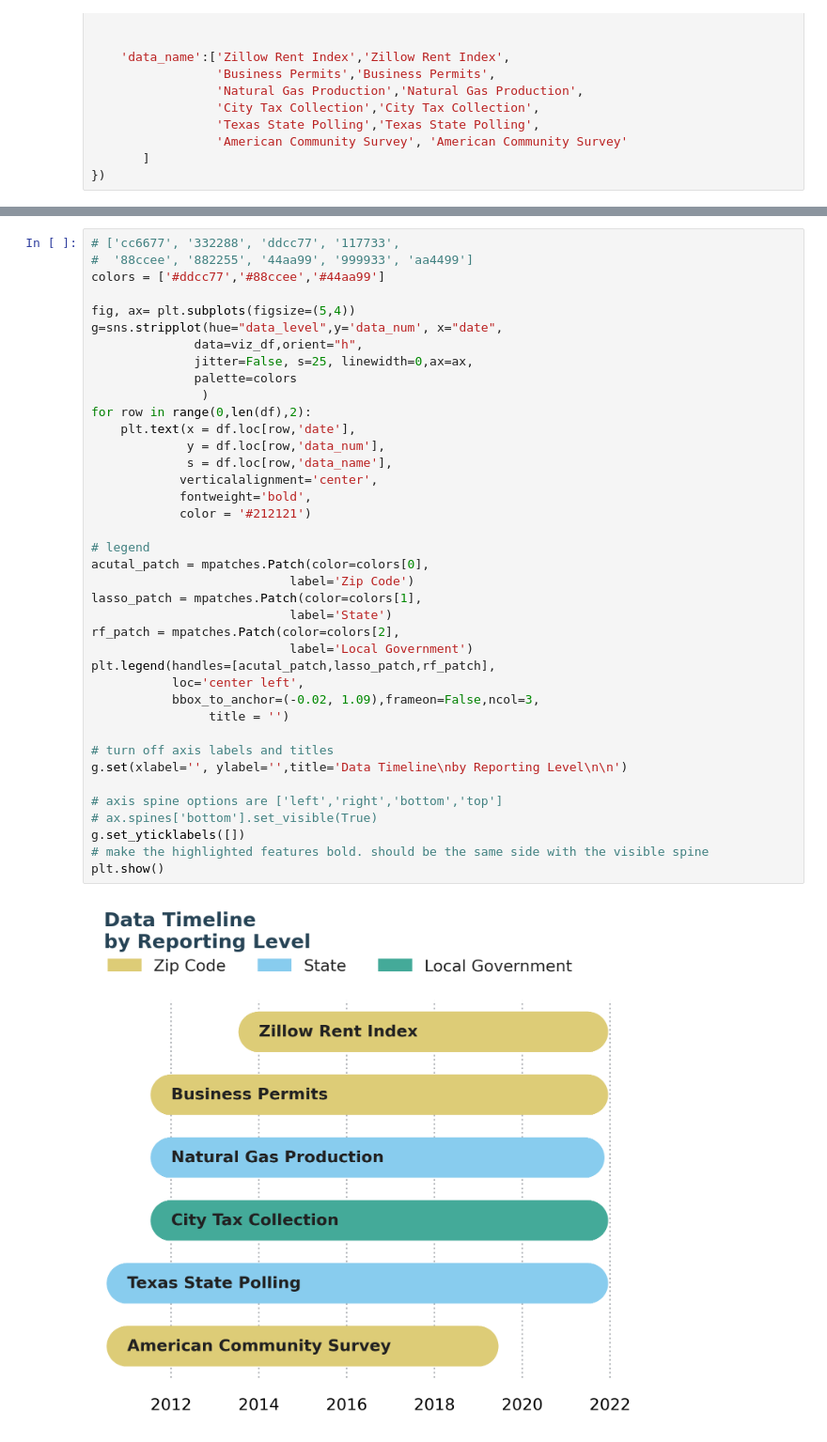
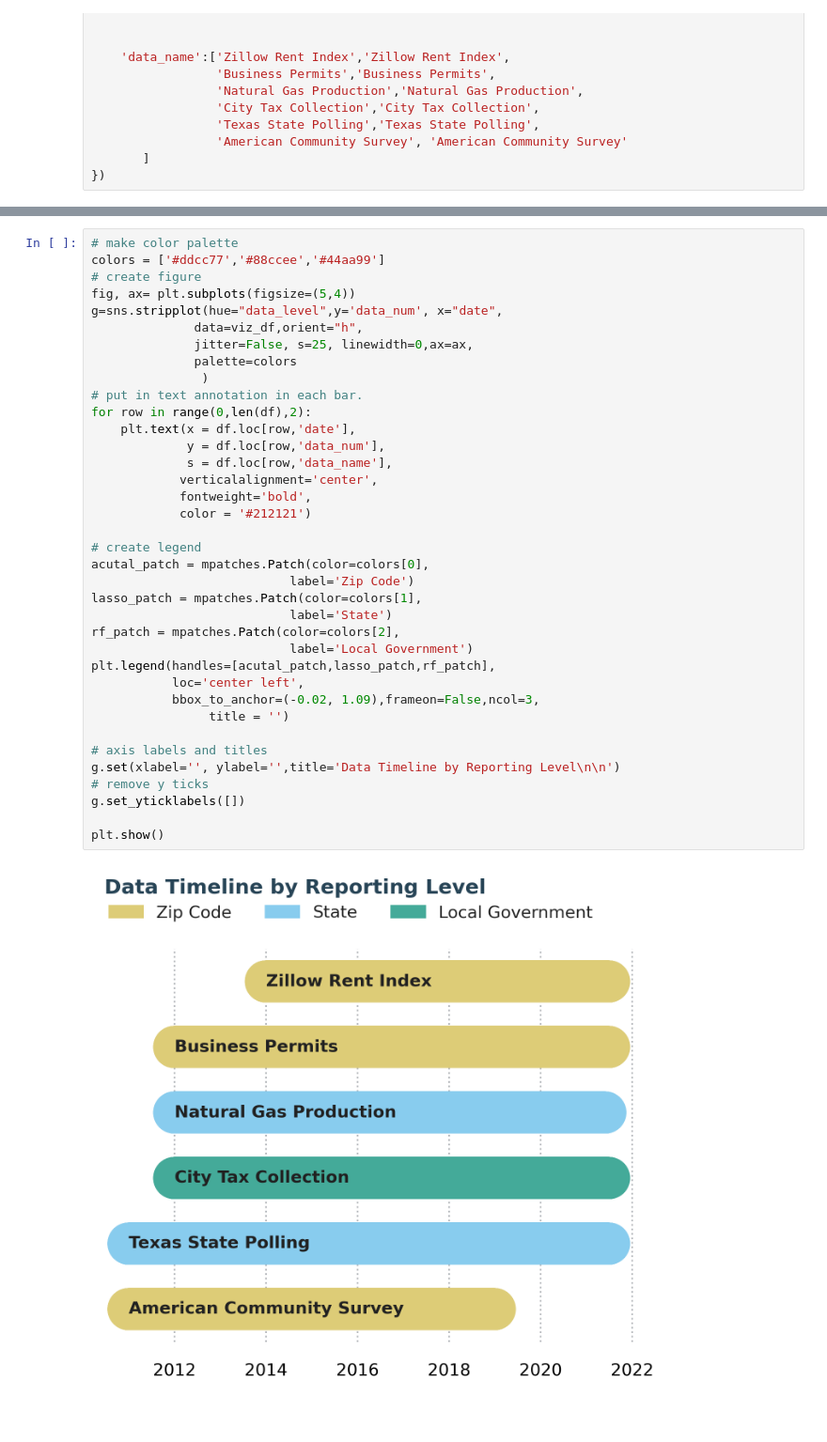
Before and after one commit to HaydenWarren/zri-forecast, a Jupyter notebook: hayden/timeline_barplots.ipynb, the cells around one changed output, grey strips where cells are left out. Shown at 94% size. Saved outputs shown, nothing was run; the diff lists cells and outputs as text.

```diff
--- a/hayden/timeline_barplots.ipynb
+++ b/hayden/timeline_barplots.ipynb
@@ -112,42 +127,40 @@ df
 # %%
-# ['cc6677', '332288', 'ddcc77', '117733',
-#  '88ccee', '882255', '44aa99', '999933', 'aa4499']
+# make color palette
 colors = ['#ddcc77','#88ccee','#44aa99']
-
+# create figure
 fig, ax= plt.subplots(figsize=(5,4))
 g=sns.stripplot(hue="data_level",y='data_num', x="date",
               data=viz_df,orient="h",
               jitter=False, s=25, linewidth=0,ax=ax,
               palette=colors
                )
+# put in text annotation in each bar.
 for row in range(0,len(df),2):
     plt.text(x = df.loc[row,'date'],
              y = df.loc[row,'data_num'],
              s = df.loc[row,'data_name'],
             verticalalignment='center',
             fontweight='bold',
             color = '#212121')
 
-# legend
+# create legend
 acutal_patch = mpatches.Patch(color=colors[0],
                            label='Zip Code')
 lasso_patch = mpatches.Patch(color=colors[1],
                            label='State')
 rf_patch = mpatches.Patch(color=colors[2],
                            label='Local Government')
 plt.legend(handles=[acutal_patch,lasso_patch,rf_patch],
            loc='center left',
            bbox_to_anchor=(-0.02, 1.09),frameon=False,ncol=3,
                 title = '')
 
-# turn off axis labels and titles
-g.set(xlabel='', ylabel='',title='Data Timeline\nby Reporting Level\n\n')
+# axis labels and titles
+g.set(xlabel='', ylabel='',title='Data Timeline by Reporting Level\n\n')
+# remove y ticks
+g.set_yticklabels([])
 
-# axis spine options are ['left','right','bottom','top']
-# ax.spines['bottom'].set_visible(True)
-g.set_yticklabels([])
-# make the highlighted features bold. should be the same side with the visible spine
 plt.show()
 # %% [output]
-[figure, old version]
+[figure, new version]
 # %%
```
Also changed, not shown: parts of 13 cells of this notebook, 8 other files.
